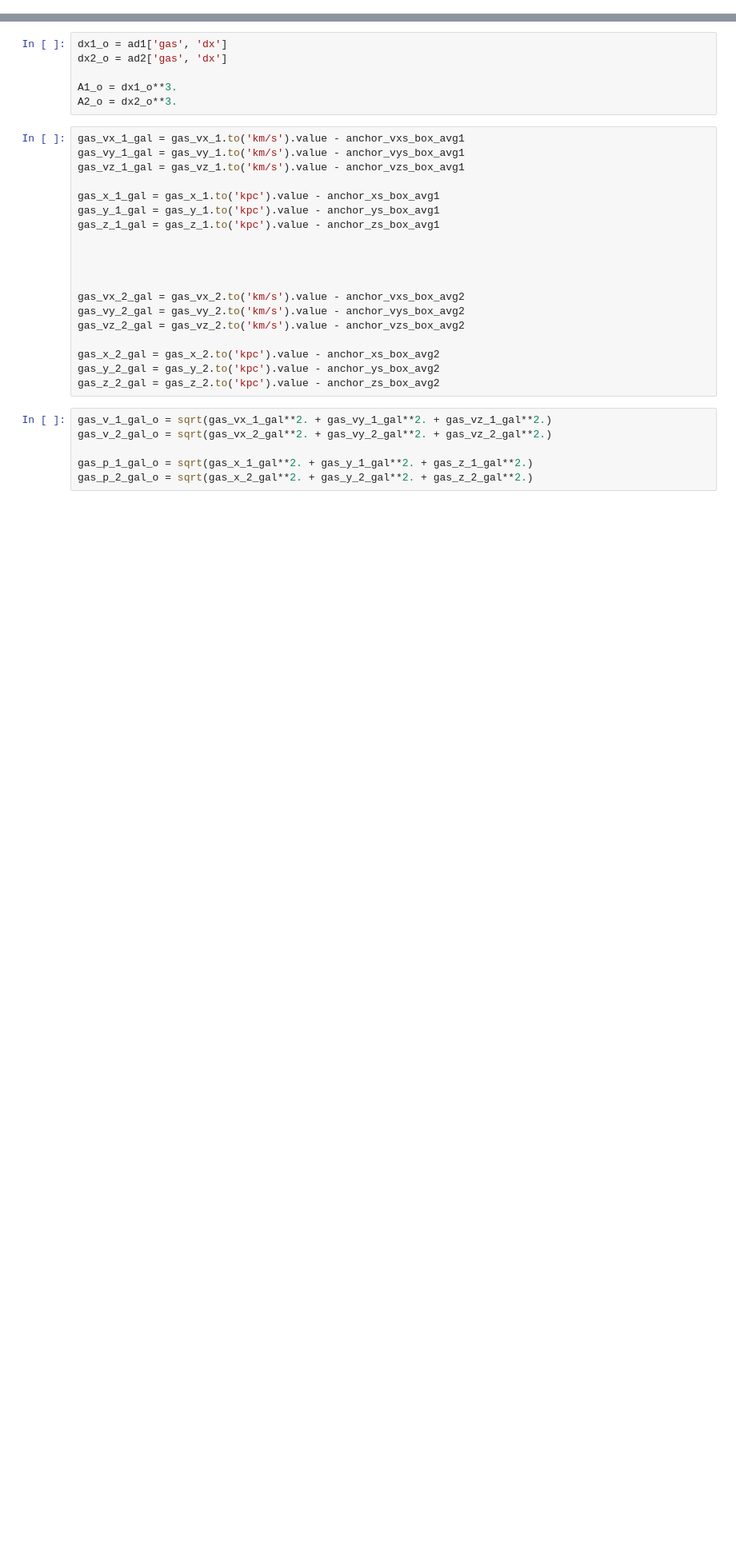
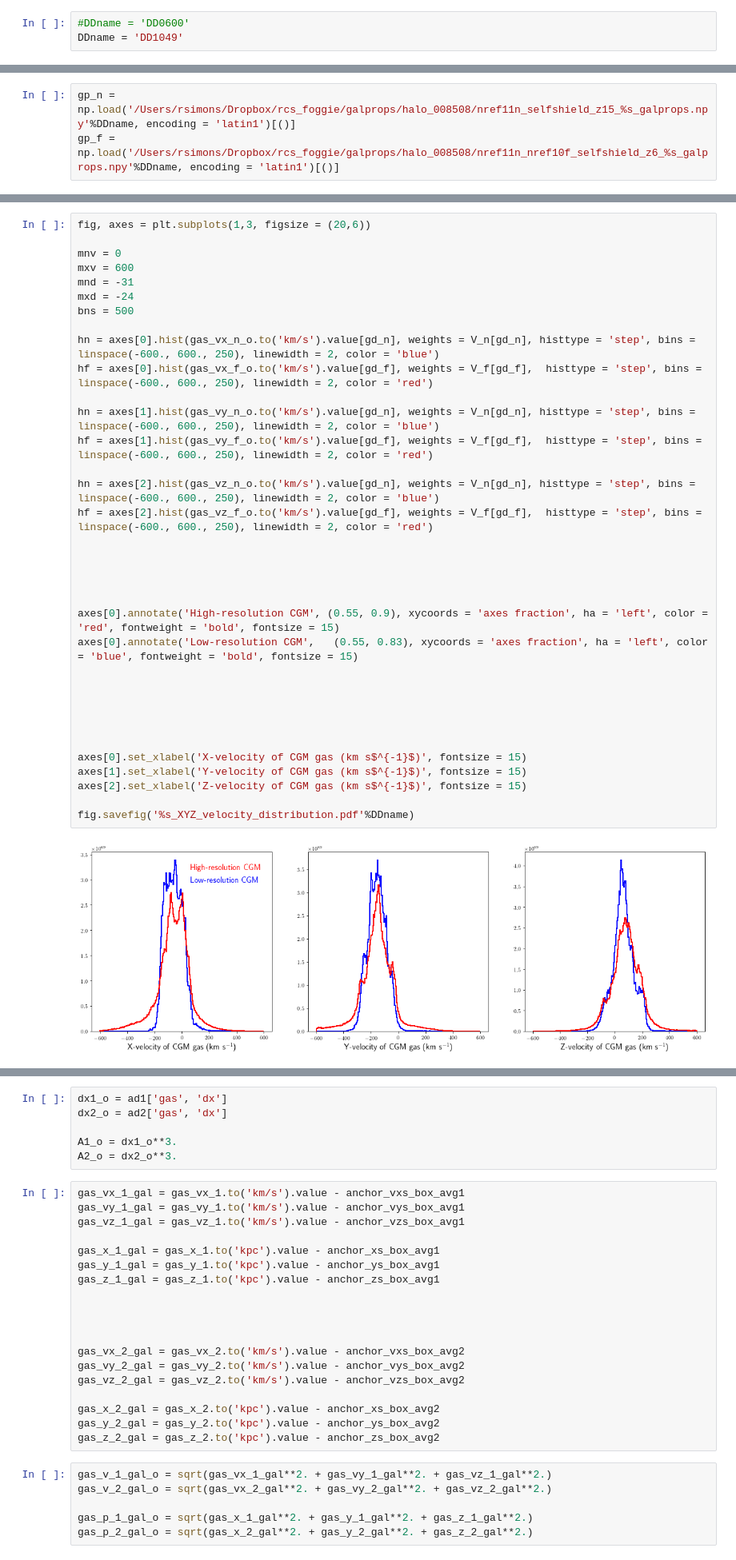
Before and after one commit to RaymondSimons/foggie_local, a Jupyter notebook: velocity_density_profiles.ipynb, the cells around one changed output, grey strips where cells are left out. Shown at 80% size. Cells and saved outputs as stored; diff of their text form; blank space fills up the shorter version.

```diff
--- a/velocity_density_profiles.ipynb
+++ b/velocity_density_profiles.ipynb
@@ -16,2 +17,5 @@ from matplotlib.colors import LogNorm
 %matplotlib inline
+# %%
+#DDname = 'DD0600'
+DDname = 'DD1049'
 # %%
@@ -45 +46,4 @@ anchor_xs_box_avg2, anchor_ys_box_avg2, anchor_zs_box_avg2, anchor_vxs_box_avg2,
+# %%
+gp_n = np.load('/Users/rsimons/Dropbox/rcs_foggie/galprops/halo_008508/nref11n_selfshield_z15_%s_galprops.npy'%DDname, encoding = 'latin1')[()]
+gp_f = np.load('/Users/rsimons/Dropbox/rcs_foggie/galprops/halo_008508/nref11n_nref10f_selfshield_z6_%s_galprops.npy'%DDname, encoding = 'latin1')[()]
 # %%
@@ -68,0 +120,37 @@ yt : [INFO     ] 2018-11-15 19:40:36,512 Gathering a field list (this may take a
+# %%
+fig, axes = plt.subplots(1,3, figsize = (20,6))
+
+mnv = 0
+mxv = 600
+mnd = -31
+mxd = -24
+bns = 500
+
+hn = axes[0].hist(gas_vx_n_o.to('km/s').value[gd_n], weights = V_n[gd_n], histtype = 'step', bins = linspace(-600., 600., 250), linewidth = 2, color = 'blue')
+hf = axes[0].hist(gas_vx_f_o.to('km/s').value[gd_f], weights = V_f[gd_f],  histtype = 'step', bins = linspace(-600., 600., 250), linewidth = 2, color = 'red')
+
+hn = axes[1].hist(gas_vy_n_o.to('km/s').value[gd_n], weights = V_n[gd_n], histtype = 'step', bins = linspace(-600., 600., 250), linewidth = 2, color = 'blue')
+hf = axes[1].hist(gas_vy_f_o.to('km/s').value[gd_f], weights = V_f[gd_f],  histtype = 'step', bins = linspace(-600., 600., 250), linewidth = 2, color = 'red')
+
+hn = axes[2].hist(gas_vz_n_o.to('km/s').value[gd_n], weights = V_n[gd_n], histtype = 'step', bins = linspace(-600., 600., 250), linewidth = 2, color = 'blue')
+hf = axes[2].hist(gas_vz_f_o.to('km/s').value[gd_f], weights = V_f[gd_f],  histtype = 'step', bins = linspace(-600., 600., 250), linewidth = 2, color = 'red')
+
+
+
+
+
+axes[0].annotate('High-resolution CGM', (0.55, 0.9), xycoords = 'axes fraction', ha = 'left', color = 'red', fontweight = 'bold', fontsize = 15)
+axes[0].annotate('Low-resolution CGM',   (0.55, 0.83), xycoords = 'axes fraction', ha = 'left', color = 'blue', fontweight = 'bold', fontsize = 15)
+
+
+
+
+
+
+axes[0].set_xlabel('X-velocity of CGM gas (km s$^{-1}$)', fontsize = 15)
+axes[1].set_xlabel('Y-velocity of CGM gas (km s$^{-1}$)', fontsize = 15)
+axes[2].set_xlabel('Z-velocity of CGM gas (km s$^{-1}$)', fontsize = 15)
+
+fig.savefig('%s_XYZ_velocity_distribution.pdf'%DDname)
+# %% [output]
+[figure, added]
```
Also changed, not shown: parts of 21 cells of this notebook, 4 other files.
